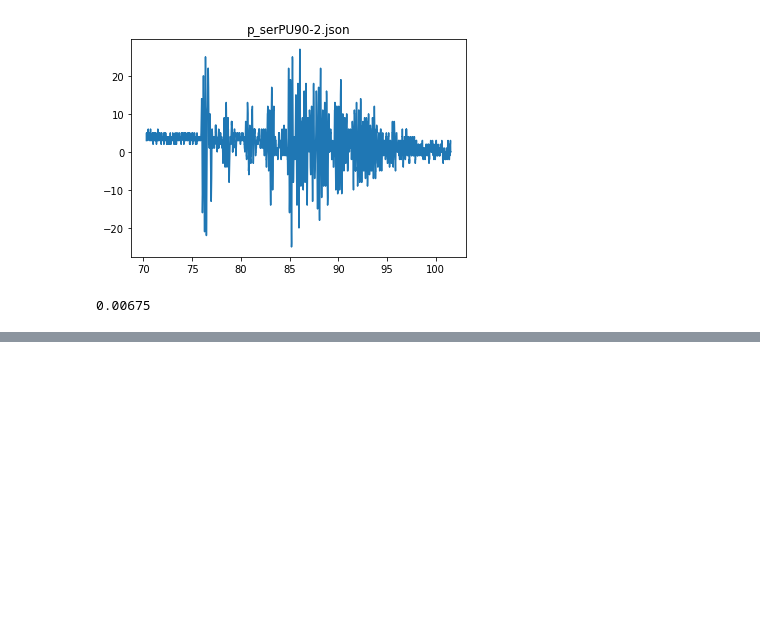
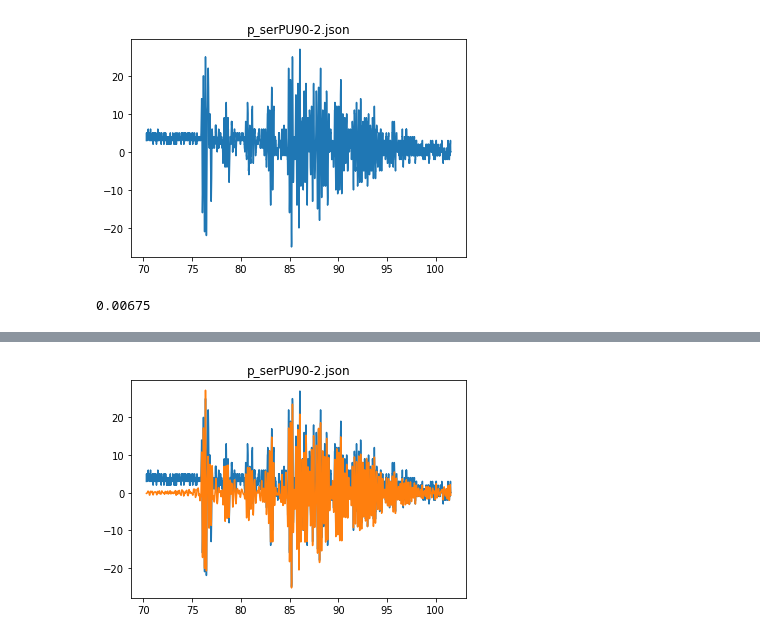
Before and after one commit to amashal/DiyUS, a Jupyter notebook: un0rick_postprocessing.ipynb, the cells around one changed output, grey strips where cells are left out. Saved outputs shown, nothing was run; the diff lists cells and outputs as text; code cells hidden in the pictures; blank space fills up the shorter version.

```diff
--- a/un0rick_postprocessing.ipynb
+++ b/un0rick_postprocessing.ipynb
@@ -104,0 +124,8 @@ plt.show()
+# %%
+plt.plot(t[4500:6500],tmp[4500:6500])
+plt.plot(t[4500:6500],CleanSignal[4500:6500])
+plt.title(data)
+#plt.savefig("nostraw.jpg")
+plt.show()
+# %% [output]
+[figure, added]
```
Also changed, not shown: parts of 12 cells of this notebook, 1 other file.
